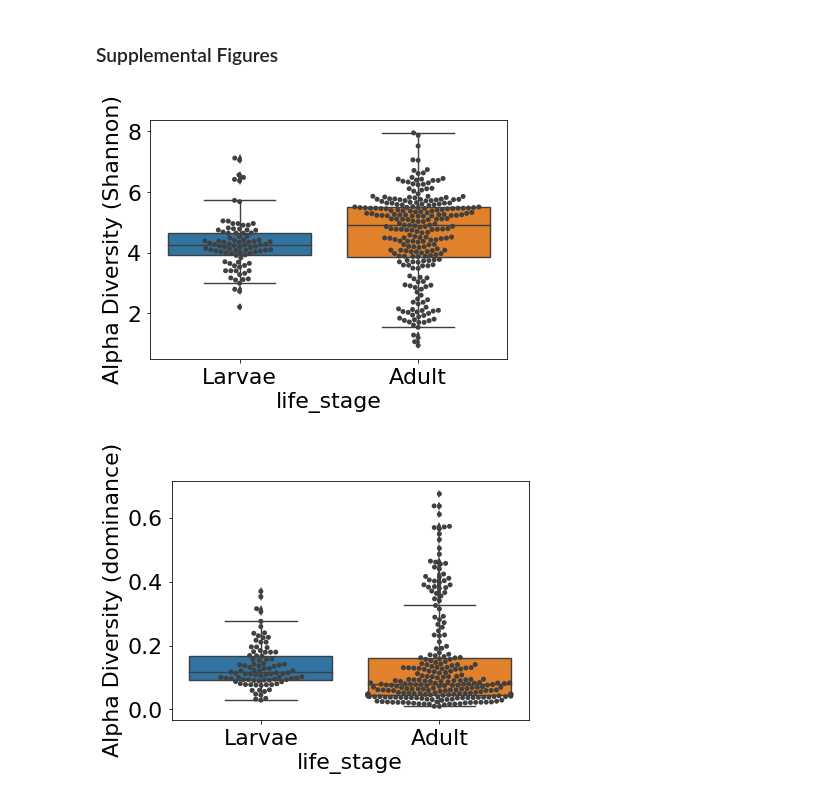
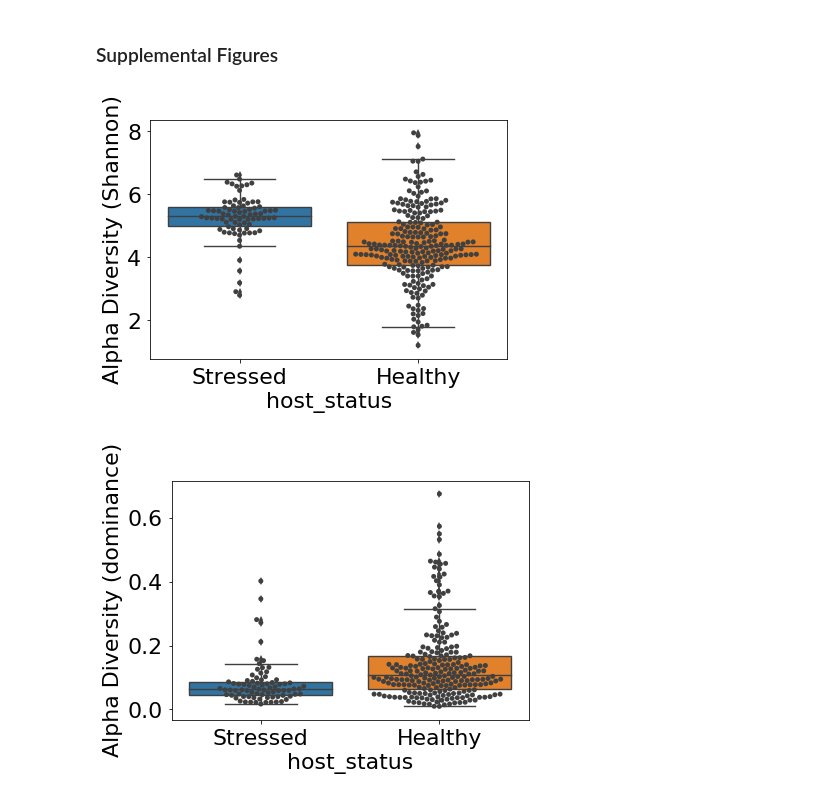
Before and after one commit to biocore/DEICODE, a Jupyter notebook: Examples/sponge_biom.ipynb, the cells around one changed output. Saved outputs shown, nothing was run; the diff lists cells and outputs as text; code cells hidden in the pictures.

```diff
--- a/Examples/sponge_biom.ipynb
+++ b/Examples/sponge_biom.ipynb
@@ -64,7 +61,7 @@ map_file='data/sponge/sponge_mapping.txt' #import metadata
 mappingdf= pd.read_table('%s'%map_file, index_col=0,low_memory=False)
 
 #match the tables
-otutabledf,mappingdf=match(otutabledf,mappingdf)
+otutabledf,mappingdf=match(otutabledf,mappingdf[mappingdf.host_status.isin(['Stressed','Healthy'])])
 # %% [markdown]
 Now we can extract OTUs (features) that separate sponges across life stages.
 
@@ -336,21 +331,21 @@ plt.show()
 # %%
 from skbio.diversity import alpha_diversity
 
 plt.rcParams["axes.titlesize"] = 24
 plt.rcParams["axes.labelsize"] = 22
 plt.rcParams['xtick.labelsize'] = 22
 plt.rcParams['ytick.labelsize'] = 22
 
 
 
 alpha_=list(alpha_diversity('shannon',otutabledf.fillna(0).astype(int).as_matrix(),otutabledf.index).values)
 mappingdf['Alpha Diversity (Shannon)']=alpha_
-sns.boxplot(y='Alpha Diversity (Shannon)',x='life_stage',data=mappingdf)
-sns.swarmplot(y='Alpha Diversity (Shannon)',x='life_stage',data=mappingdf, color=".25")
+sns.boxplot(y='Alpha Diversity (Shannon)',x='host_status',data=mappingdf)
+sns.swarmplot(y='Alpha Diversity (Shannon)',x='host_status',data=mappingdf, color=".25")
 plt.savefig('figures/supp_sponge_alpha.png',dpi=300, bbox_inches='tight')
 plt.show()
 # %% [output]
-[figure, old version]
+[figure, new version]
 # %%
 from skbio.diversity import alpha_diversity
 
@@ -363,9 +358,9 @@ plt.rcParams['ytick.labelsize'] = 22
 
 alpha_=list(alpha_diversity('dominance',otutabledf.fillna(0).astype(int).as_matrix(),otutabledf.index).values)
 mappingdf['Alpha Diversity (dominance)']=alpha_
-sns.boxplot(y='Alpha Diversity (dominance)',x='life_stage',data=mappingdf)
-sns.swarmplot(y='Alpha Diversity (dominance)',x='life_stage',data=mappingdf, color=".25")
+sns.boxplot(y='Alpha Diversity (dominance)',x='host_status',data=mappingdf)
+sns.swarmplot(y='Alpha Diversity (dominance)',x='host_status',data=mappingdf, color=".25")
 plt.savefig('figures/supp_sponge_dom.png',dpi=300, bbox_inches='tight')
 plt.show()
 # %% [output]
-[figure, old version]
+[figure, new version]
```
Also changed, not shown: parts of 7 cells of this notebook, 28 other files.
